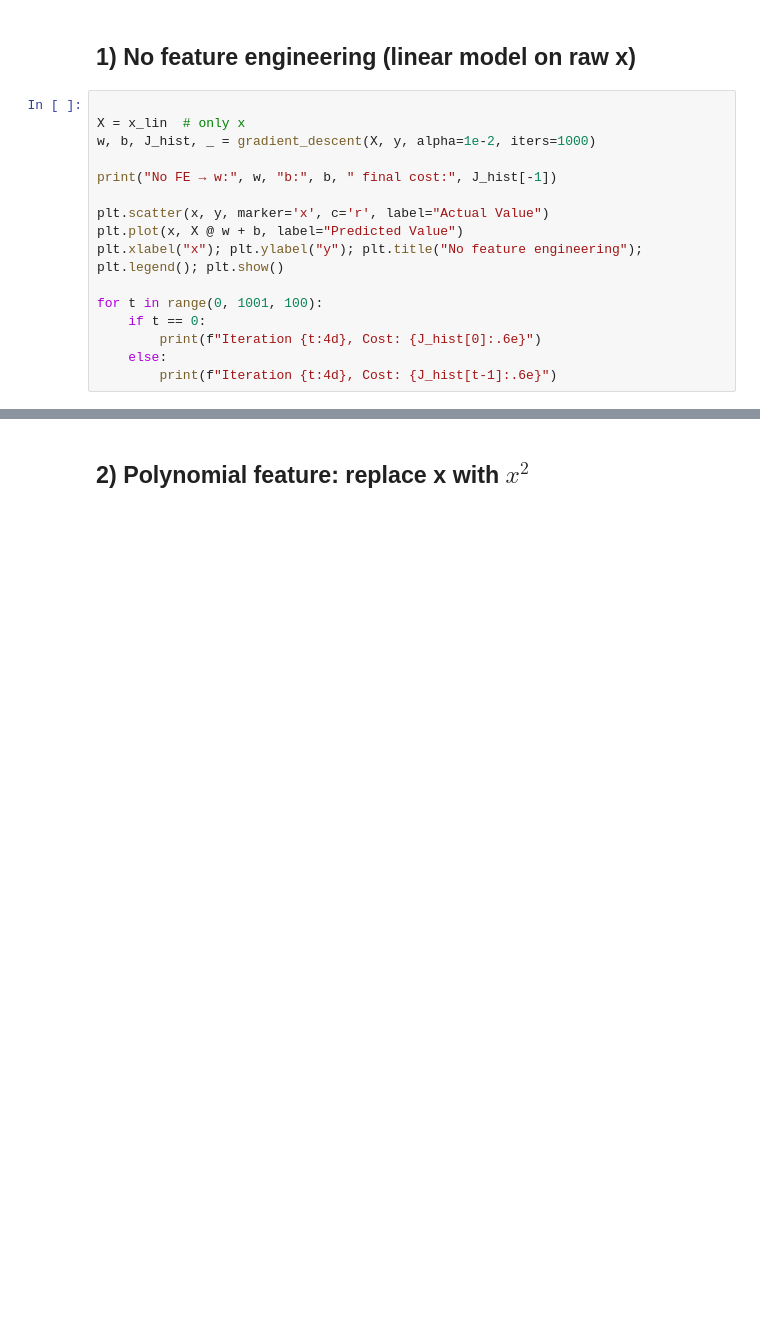
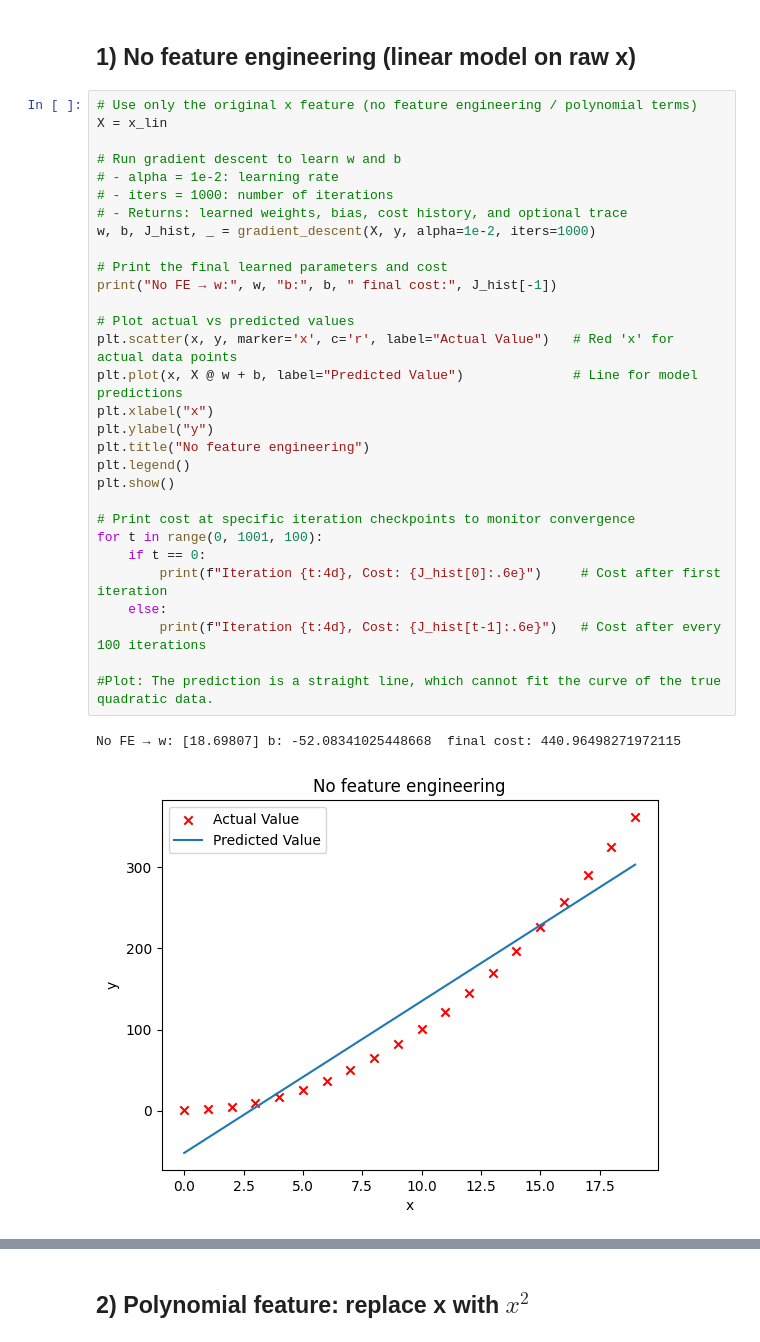
Before and after one commit to asupraja3/ml-ng-notebooks, a Jupyter notebook: FeatureEngineering_and_PolynomialRegression.ipynb, the cells around one changed output, grey strips where cells are left out. Saved outputs shown, nothing was run; the diff lists cells and outputs as text; blank space fills up the shorter version.

Commit message:
Final feature engineering and polynomialRegression

```diff
--- a/FeatureEngineering_and_PolynomialRegression.ipynb
+++ b/FeatureEngineering_and_PolynomialRegression.ipynb
@@ -66,18 +123,35 @@ plt.xlabel("x"); plt.ylabel("y"); plt.legend(); plt.show()
 # %% [markdown]
 ## 1) No feature engineering (linear model on raw x)
 # %%
+# Use only the original x feature (no feature engineering / polynomial terms)
+X = x_lin
 
-X = x_lin  # only x
+# Run gradient descent to learn w and b
+# - alpha = 1e-2: learning rate
+# - iters = 1000: number of iterations
+# - Returns: learned weights, bias, cost history, and optional trace
 w, b, J_hist, _ = gradient_descent(X, y, alpha=1e-2, iters=1000)
 
+# Print the final learned parameters and cost
 print("No FE → w:", w, "b:", b, " final cost:", J_hist[-1])
 
-plt.scatter(x, y, marker='x', c='r', label="Actual Value")
-plt.plot(x, X @ w + b, label="Predicted Value")
-plt.xlabel("x"); plt.ylabel("y"); plt.title("No feature engineering"); plt.legend(); plt.show()
+# Plot actual vs predicted values
+plt.scatter(x, y, marker='x', c='r', label="Actual Value")   # Red 'x' for actual data points
+plt.plot(x, X @ w + b, label="Predicted Value")              # Line for model predictions
+plt.xlabel("x")
+plt.ylabel("y")
+plt.title("No feature engineering")
+plt.legend()
+plt.show()
 
+# Print cost at specific iteration checkpoints to monitor convergence
 for t in range(0, 1001, 100):
     if t == 0:
-        print(f"Iteration {t:4d}, Cost: {J_hist[0]:.6e}")
+        print(f"Iteration {t:4d}, Cost: {J_hist[0]:.6e}")     # Cost after first iteration
     else:
-        print(f"Iteration {t:4d}, Cost: {J_hist[t-1]:.6e}")
+        print(f"Iteration {t:4d}, Cost: {J_hist[t-1]:.6e}")   # Cost after every 100 iterations
+
+#Plot: The prediction is a straight line, which cannot fit the curve of the true quadratic data.
+# %% [output]
+No FE → w: [18.69807] b: -52.08341025448668  final cost: 440.96498271972115
+[figure, added]
```
Also changed, not shown: parts of 7 cells of this notebook.
